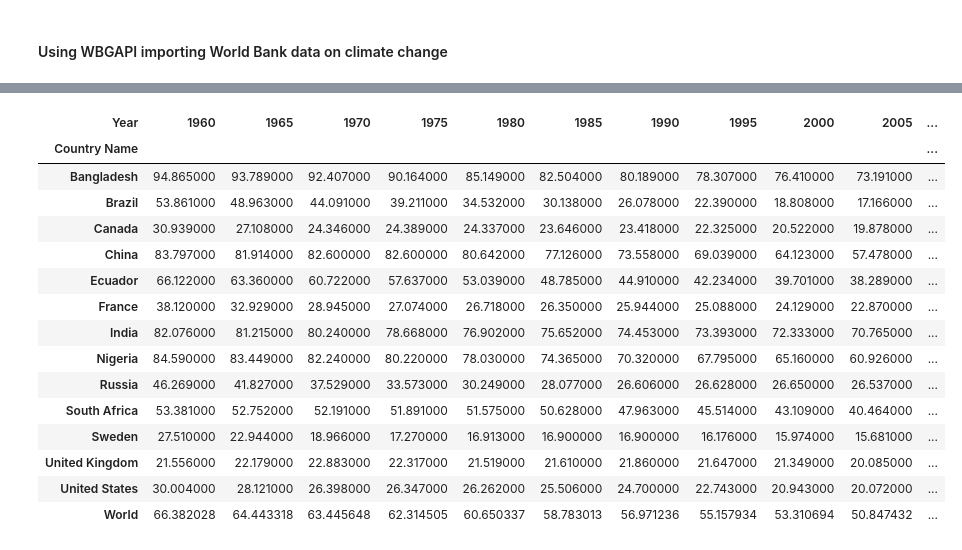
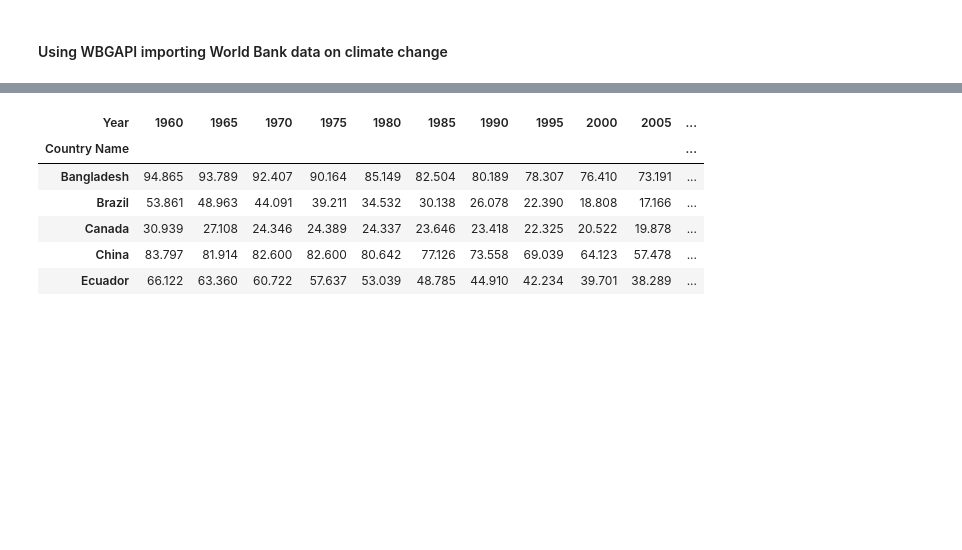
Before and after one commit to tan-lights/ADS1-Assignment-2, a Jupyter notebook: ADS1 Assignment 2 - Tanvir Ahmed.ipynb, the cells around one changed output, grey strips where cells are left out. Cells and saved outputs as stored; diff of their text form; code cells hidden in the pictures; blank space fills up the shorter version.

```diff
--- a/ADS1 Assignment 2 - Tanvir Ahmed.ipynb
+++ b/ADS1 Assignment 2 - Tanvir Ahmed.ipynb
@@ -156,3 +119,3 @@ df_CO2[1]
 # %%
 countries_of_interest = ['Bangladesh', 'Brazil', 'Canada', 'China', 'Ecuador', 'France', 'India',
-                         'Nigeria', 'Russia', 'South Africa', 'Sweden', 'United Kingdom', 'United States', 'World']
+                         'Nigeria', 'Russia', 'South Africa', 'Sweden', 'United Kingdom', 'United States']
@@ -236,28 +138,19 @@ gdp = 'NY.GDP.MKTP.CD'                # GDP (current USD)
 # %%
 df_r = wb_data(rural_pop)
 
 country_code_to_name(df_r[0])
 
 df_rural = df_r[0].loc[countries_of_interest]
 
-df_rural
+df_rural.head()
 # %% [output]
 | Year | 1960 | 1965 | 1970 | 1975 | 1980 | 1985 | 1990 | 1995 | 2000 | 2005 | ... |
 | Country Name |  |  |  |  |  |  |  |  |  |  | ... |
-| Bangladesh | 94.865000 | 93.789000 | 92.407000 | 90.164000 | 85.149000 | 82.504000 | 80.189000 | 78.307000 | 76.410000 | 73.191000 | ... |
-| Brazil | 53.861000 | 48.963000 | 44.091000 | 39.211000 | 34.532000 | 30.138000 | 26.078000 | 22.390000 | 18.808000 | 17.166000 | ... |
-| Canada | 30.939000 | 27.108000 | 24.346000 | 24.389000 | 24.337000 | 23.646000 | 23.418000 | 22.325000 | 20.522000 | 19.878000 | ... |
-| China | 83.797000 | 81.914000 | 82.600000 | 82.600000 | 80.642000 | 77.126000 | 73.558000 | 69.039000 | 64.123000 | 57.478000 | ... |
-| Ecuador | 66.122000 | 63.360000 | 60.722000 | 57.637000 | 53.039000 | 48.785000 | 44.910000 | 42.234000 | 39.701000 | 38.289000 | ... |
-| France | 38.120000 | 32.929000 | 28.945000 | 27.074000 | 26.718000 | 26.350000 | 25.944000 | 25.088000 | 24.129000 | 22.870000 | ... |
-| India | 82.076000 | 81.215000 | 80.240000 | 78.668000 | 76.902000 | 75.652000 | 74.453000 | 73.393000 | 72.333000 | 70.765000 | ... |
-| Nigeria | 84.590000 | 83.449000 | 82.240000 | 80.220000 | 78.030000 | 74.365000 | 70.320000 | 67.795000 | 65.160000 | 60.926000 | ... |
-| Russia | 46.269000 | 41.827000 | 37.529000 | 33.573000 | 30.249000 | 28.077000 | 26.606000 | 26.628000 | 26.650000 | 26.537000 | ... |
-| South Africa | 53.381000 | 52.752000 | 52.191000 | 51.891000 | 51.575000 | 50.628000 | 47.963000 | 45.514000 | 43.109000 | 40.464000 | ... |
-| Sweden | 27.510000 | 22.944000 | 18.966000 | 17.270000 | 16.913000 | 16.900000 | 16.900000 | 16.176000 | 15.974000 | 15.681000 | ... |
-| United Kingdom | 21.556000 | 22.179000 | 22.883000 | 22.317000 | 21.519000 | 21.610000 | 21.860000 | 21.647000 | 21.349000 | 20.085000 | ... |
-| United States | 30.004000 | 28.121000 | 26.398000 | 26.347000 | 26.262000 | 25.506000 | 24.700000 | 22.743000 | 20.943000 | 20.072000 | ... |
-| World | 66.382028 | 64.443318 | 63.445648 | 62.314505 | 60.650337 | 58.783013 | 56.971236 | 55.157934 | 53.310694 | 50.847432 | ... |
+| Bangladesh | 94.865 | 93.789 | 92.407 | 90.164 | 85.149 | 82.504 | 80.189 | 78.307 | 76.410 | 73.191 | ... |
+| Brazil | 53.861 | 48.963 | 44.091 | 39.211 | 34.532 | 30.138 | 26.078 | 22.390 | 18.808 | 17.166 | ... |
+| Canada | 30.939 | 27.108 | 24.346 | 24.389 | 24.337 | 23.646 | 23.418 | 22.325 | 20.522 | 19.878 | ... |
+| China | 83.797 | 81.914 | 82.600 | 82.600 | 80.642 | 77.126 | 73.558 | 69.039 | 64.123 | 57.478 | ... |
+| Ecuador | 66.122 | 63.360 | 60.722 | 57.637 | 53.039 | 48.785 | 44.910 | 42.234 | 39.701 | 38.289 | ... |
 # %%
 df_u = wb_data(urban_pop)
 
```
Also changed, not shown: parts of 42 cells of this notebook.
